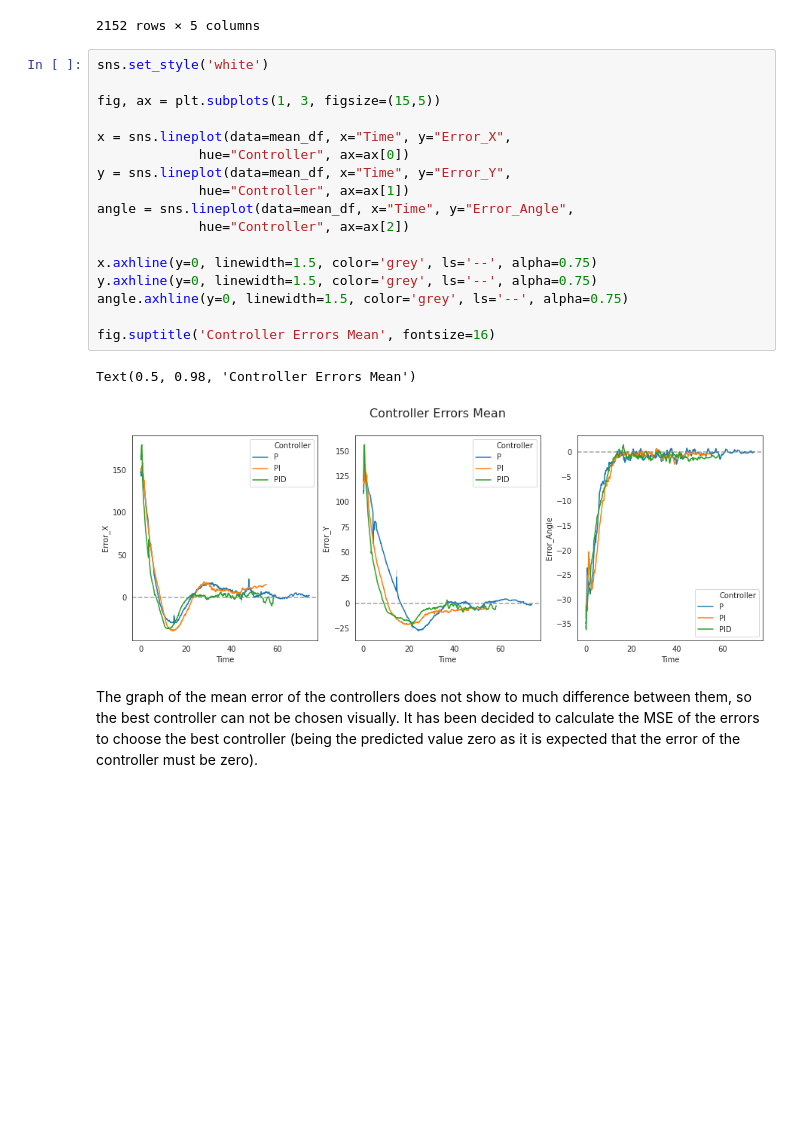
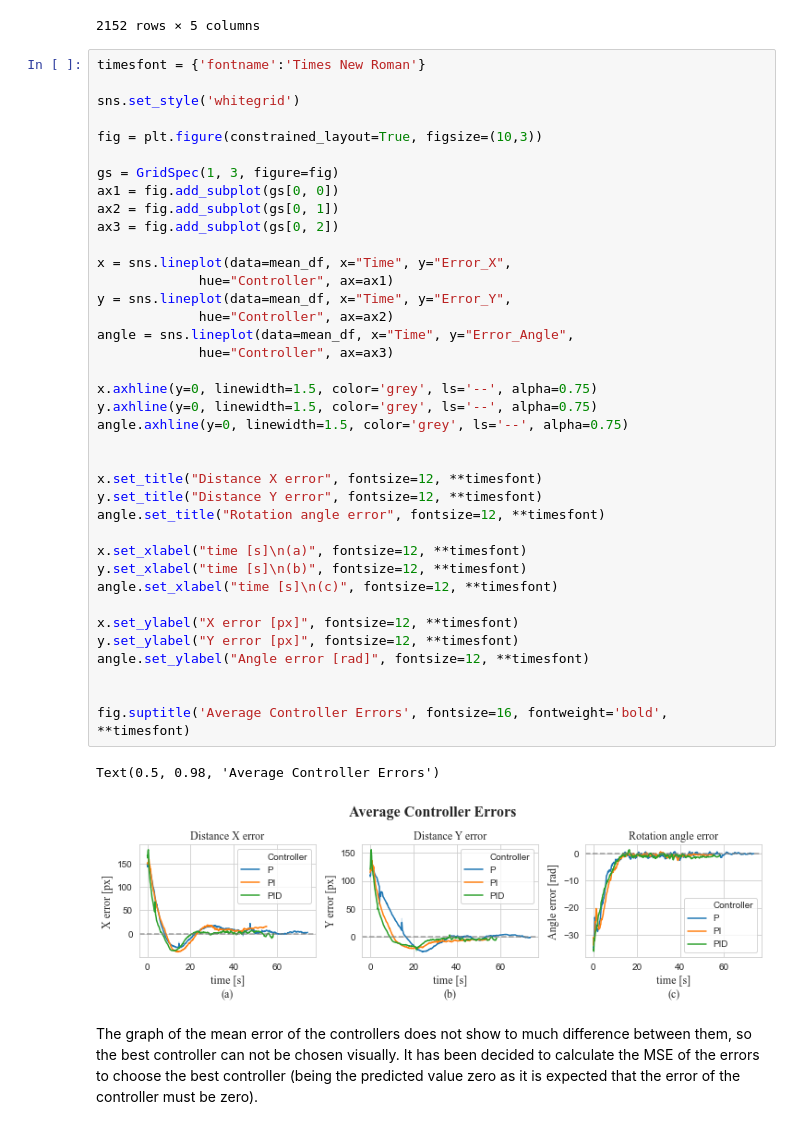
Before and after one commit to apinto25/autonomous_landing_data_analysis, a Jupyter notebook: controller_errors_analysis.ipynb, the cells around one changed output. Drawn from its saved outputs; the diff is of its cells as text; blank space fills up the shorter version.

```diff
--- a/controller_errors_analysis.ipynb
+++ b/controller_errors_analysis.ipynb
@@ -453,25 +454,46 @@ mean_df
 | 2151 | 58.41 | PID | -0.395996 | -2.862408 | -0.656582 |
 2152 rows × 5 columns
 # %%
-sns.set_style('white')
+timesfont = {'fontname':'Times New Roman'}
 
-fig, ax = plt.subplots(1, 3, figsize=(15,5))
+sns.set_style('whitegrid')
+
+fig = plt.figure(constrained_layout=True, figsize=(10,3))
+
+gs = GridSpec(1, 3, figure=fig)
+ax1 = fig.add_subplot(gs[0, 0])
+ax2 = fig.add_subplot(gs[0, 1])
+ax3 = fig.add_subplot(gs[0, 2])
 
 x = sns.lineplot(data=mean_df, x="Time", y="Error_X",
-             hue="Controller", ax=ax[0])
+             hue="Controller", ax=ax1)
 y = sns.lineplot(data=mean_df, x="Time", y="Error_Y",
-             hue="Controller", ax=ax[1])
+             hue="Controller", ax=ax2)
 angle = sns.lineplot(data=mean_df, x="Time", y="Error_Angle",
-             hue="Controller", ax=ax[2])
+             hue="Controller", ax=ax3)
 
 x.axhline(y=0, linewidth=1.5, color='grey', ls='--', alpha=0.75)
 y.axhline(y=0, linewidth=1.5, color='grey', ls='--', alpha=0.75)
 angle.axhline(y=0, linewidth=1.5, color='grey', ls='--', alpha=0.75)
 
-fig.suptitle('Controller Errors Mean', fontsize=16)
+
+x.set_title("Distance X error", fontsize=12, **timesfont)
+y.set_title("Distance Y error", fontsize=12, **timesfont)
+angle.set_title("Rotation angle error", fontsize=12, **timesfont)
+
+x.set_xlabel("time [s]\n(a)", fontsize=12, **timesfont)
+y.set_xlabel("time [s]\n(b)", fontsize=12, **timesfont)
+angle.set_xlabel("time [s]\n(c)", fontsize=12, **timesfont)
+
+x.set_ylabel("X error [px]", fontsize=12, **timesfont)
+y.set_ylabel("Y error [px]", fontsize=12, **timesfont)
+angle.set_ylabel("Angle error [rad]", fontsize=12, **timesfont)
+
+
+fig.suptitle('Average Controller Errors', fontsize=16, fontweight='bold', **timesfont)
 # %% [output]
-Text(0.5, 0.98, 'Controller Errors Mean')
+Text(0.5, 0.98, 'Average Controller Errors')
-[figure, old version]
+[figure, new version]
 # %% [markdown]
 The graph of the mean error of the controllers does not show to much difference between them, so the best controller can not be chosen visually. It has been decided to calculate the MSE of the errors to choose the best controller (being the predicted value zero as it is expected that the error of the controller must be zero).
 # %%
```
Also changed, not shown: parts of 1 cell of this notebook, 4 other files.
